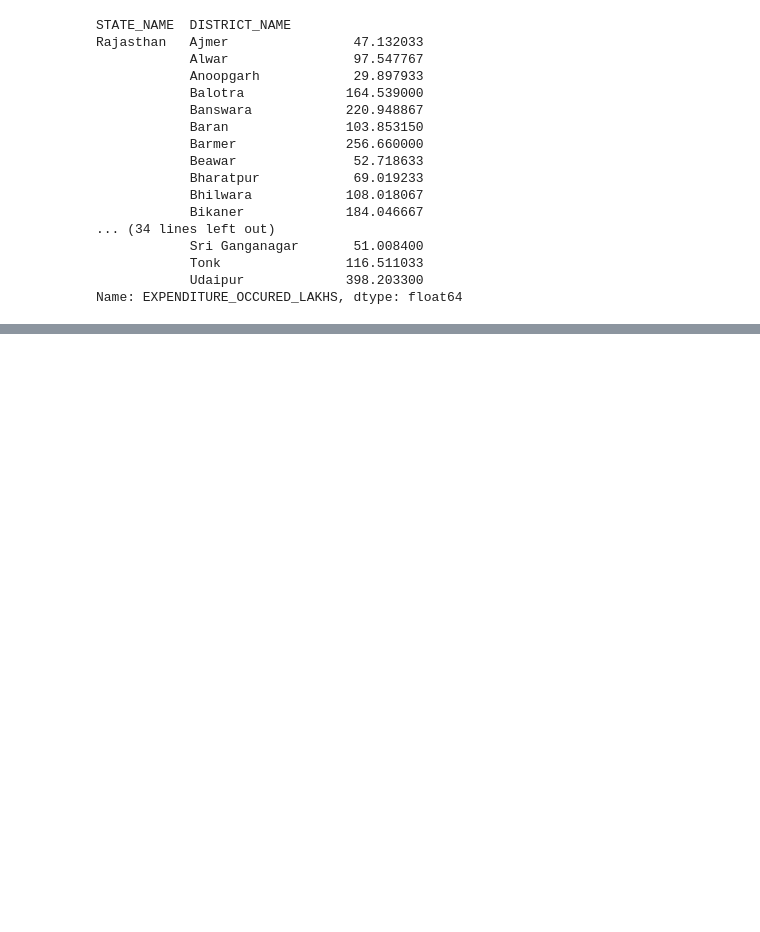
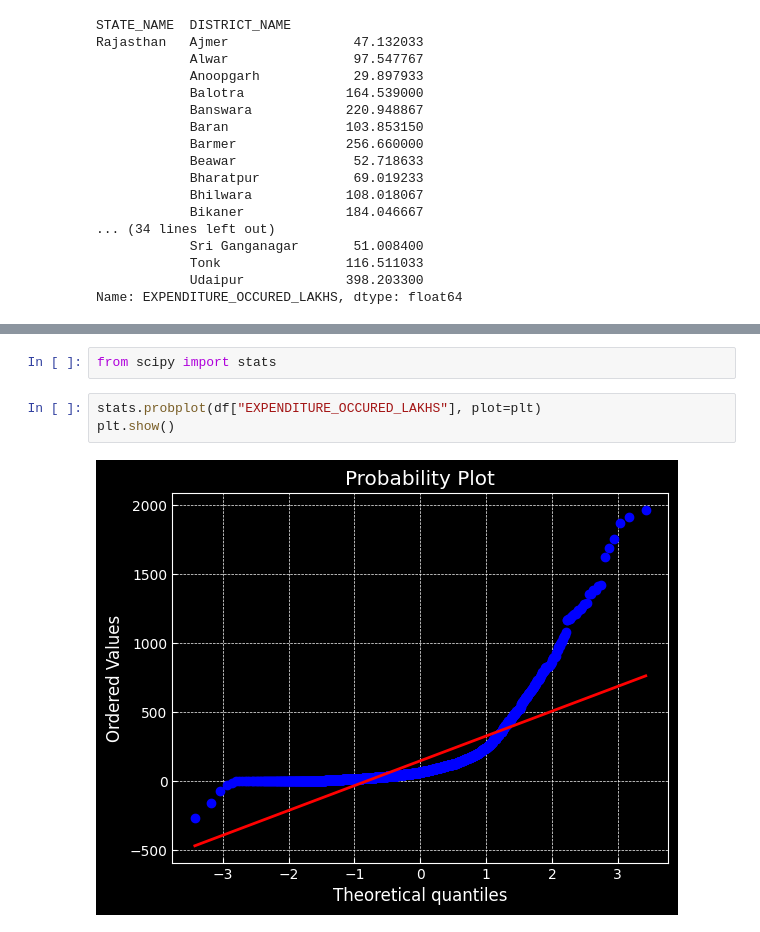
Before and after one commit to gauravgulia26/DataScience_Toolkit, a Jupyter notebook: libraries/pandas/pandas_final.ipynb, the cells around one changed output, grey strips where cells are left out. Cells and saved outputs as stored; diff of their text form; blank space fills up the shorter version.

```diff
--- a/libraries/pandas/pandas_final.ipynb
+++ b/libraries/pandas/pandas_final.ipynb
@@ -219,0 +282,7 @@ Name: EXPENDITURE_OCCURED_LAKHS, dtype: float64
+# %%
+from scipy import stats
+# %%
+stats.probplot(df["EXPENDITURE_OCCURED_LAKHS"], plot=plt)
+plt.show()
+# %% [output]
+[figure, added]
```
Also changed, not shown: parts of 10 cells of this notebook.
